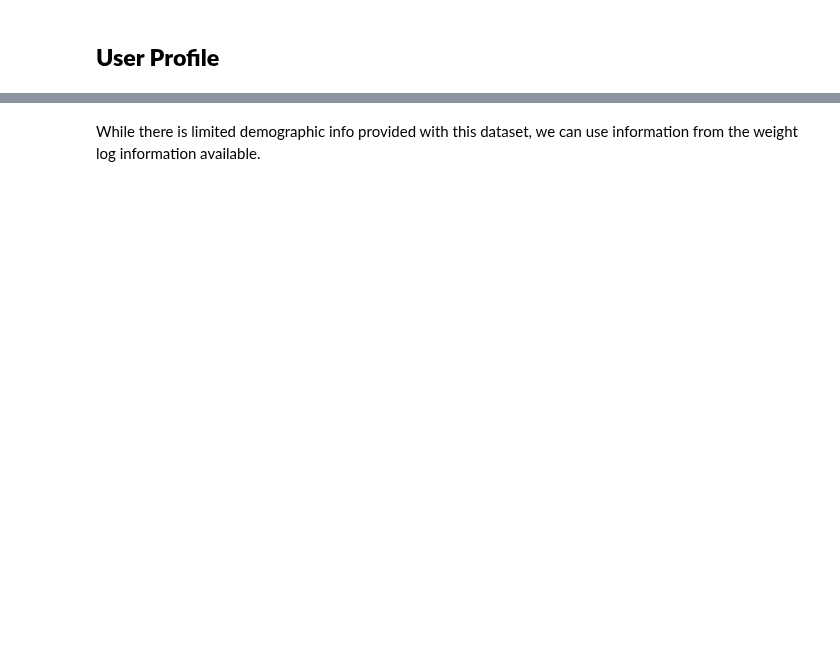
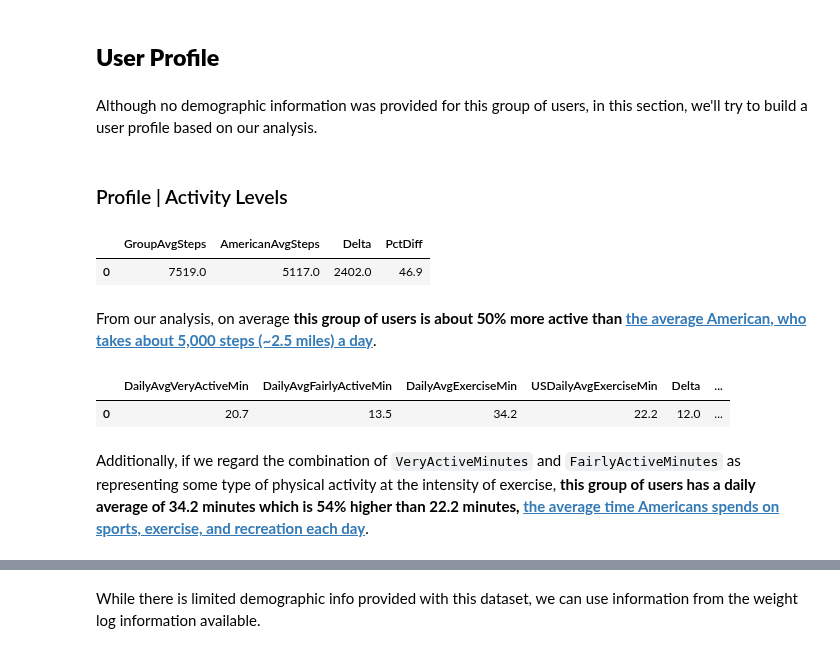
Before and after one commit to phlln/bellabeat-analysis, a Jupyter notebook: bellabeat_bigquery_playground.ipynb, the cells around one changed output, grey strips where cells are left out. Cells and saved outputs as stored; diff of their text form; code cells hidden in the pictures; blank space fills up the shorter version.

Commit message:
Added analysis to User Profile physical activity

```diff
--- a/bellabeat_bigquery_playground.ipynb
+++ b/bellabeat_bigquery_playground.ipynb
@@ -1381,2 +1371,61 @@ While a goal of around 10,000 steps per day is recommended by the [CDC]( https:/
 # %% [markdown]
 ## **User Profile**
+# %% [markdown]
+Although no demographic information was provided for this group of users, in this section, we'll try to build a user profile based on our analysis.
+# %% [markdown]
+### Profile | Activity Levels
+# %%
+%%bigquery
+WITH indiv_avg AS (
+  SELECT Id,
+         AVG(TotalSteps) AS IndivAvgSteps
+    FROM `gac-bellabeat.activity.daily`
+   GROUP BY 1
+),
+group_avg AS (
+    SELECT ROUND(AVG(IndivAvgSteps), 0) AS GroupAvgSteps
+      FROM indiv_avg
+)
+SELECT GroupAvgSteps,
+       AVG(5117) OVER() AS AmericanAvgSteps,
+       GroupAvgSteps - 5117 AS Delta,
+       ROUND((GroupAvgSteps - 5117) / 5117 * 100, 1) AS PctDiff
+ FROM group_avg
+# %% [output]
+|  | GroupAvgSteps | AmericanAvgSteps | Delta | PctDiff |
+| 0 | 7519.0 | 5117.0 | 2402.0 | 46.9 |
+# %% [markdown]
+From our analysis, on average **this group of users is about 50% more active than [the average American, who takes about 5,000 steps (~2.5 miles) a day](https://journals.lww.com/acsm-msse/Fulltext/2010/10000/Pedometer_Measured_Physical_Activity_and_Health.4.aspx)**.
+# %%
+%%bigquery
+WITH indiv_avg_intensity AS (
+    SELECT Id,
+           FORMAT_DATE('%a', ActivityDate) AS DayOfWeek,
+           FORMAT_DATE('%w', ActivityDate) AS DayOfWeekOrder,
+           AVG(VeryActiveMinutes) AS IndivAvgVeryActiveMin,
+           AVG(FairlyActiveMinutes) AS IndivAvgFairlyActiveMin,
+           AVG(VeryActiveMinutes)+AVG(FairlyActiveMinutes) AS IndivAvgExerciseMin
+    FROM `gac-bellabeat.activity.daily`
+    GROUP BY 1, 2, 3
+),
+group_avg_intensity AS (
+    SELECT DayOfWeek,
+           DayOfWeekOrder,
+           AVG(IndivAvgVeryActiveMin) AS AvgVeryActiveMin,
+           AVG(IndivAvgFairlyActiveMin) AS AvgFairlyActiveMin,
+           AVG(IndivAvgVeryActiveMin) + AVG(IndivAvgFairlyActiveMin) AS AvgExerciseMin
+      FROM indiv_avg_intensity
+     GROUP BY 1, DayOfWeekOrder
+)
+SELECT  ROUND(AVG(AvgVeryActiveMin), 1) AS DailyAvgVeryActiveMin,
+        ROUND(AVG(AvgFairlyActiveMin), 1) AS DailyAvgFairlyActiveMin,
+        ROUND(AVG(AvgVeryActiveMin) + AVG(AvgFairlyActiveMin),1) AS DailyAvgExerciseMin,
+        22.2 AS USDailyAvgExerciseMin,
+        ROUND(AVG(AvgVeryActiveMin) + AVG(AvgFairlyActiveMin),1) - 22.2 AS Delta,
+        ROUND(((AVG(AvgVeryActiveMin) + AVG(AvgFairlyActiveMin)) - 22.2) / 22.2 *100, 1) AS PctDiff
+  FROM group_avg_intensity;
+# %% [output]
+|  | DailyAvgVeryActiveMin | DailyAvgFairlyActiveMin | DailyAvgExerciseMin | USDailyAvgExerciseMin | Delta | ... |
+| 0 | 20.7 | 13.5 | 34.2 | 22.2 | 12.0 | ... |
+# %% [markdown]
+Additionally, if we regard the combination of `VeryActiveMinutes` and `FairlyActiveMinutes` as representing some type of physical activity at the intensity of exercise, **this group of users has a daily average of 34.2 minutes which is 54% higher than 22.2 minutes, [the average time Americans spends on sports, exercise, and recreation each day](https://www.statista.com/statistics/189535/daily-average-time-spent-on-sports-and-exercise-in-the-us/)**.
```
Also changed, not shown: parts of 52 cells of this notebook, 2 other files.
